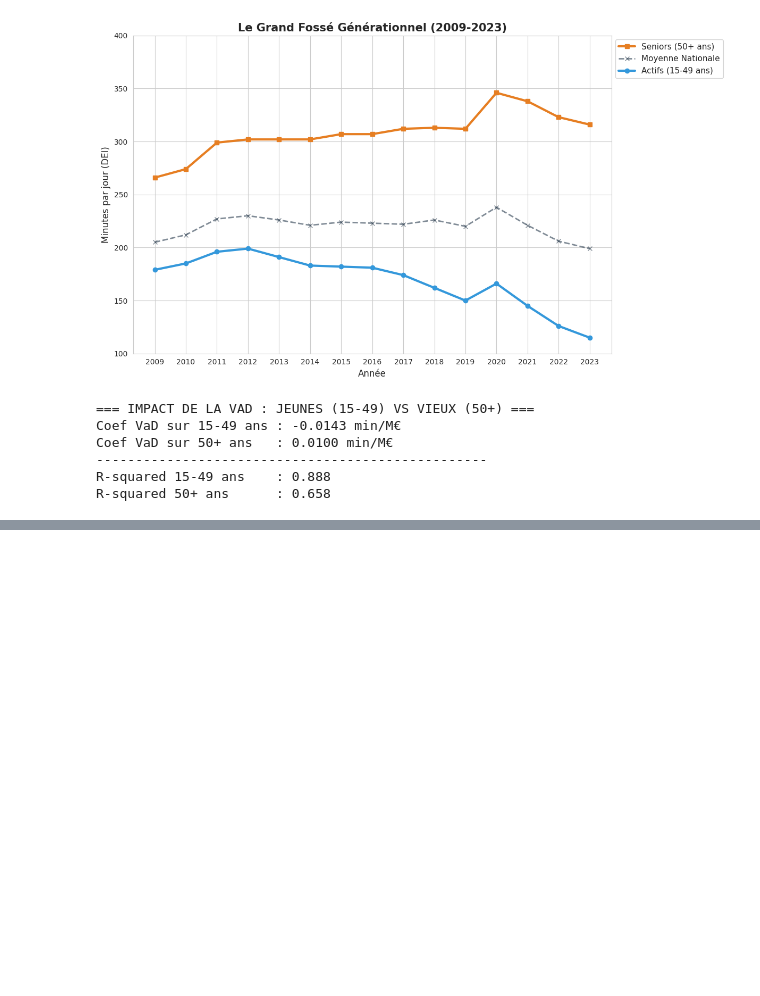
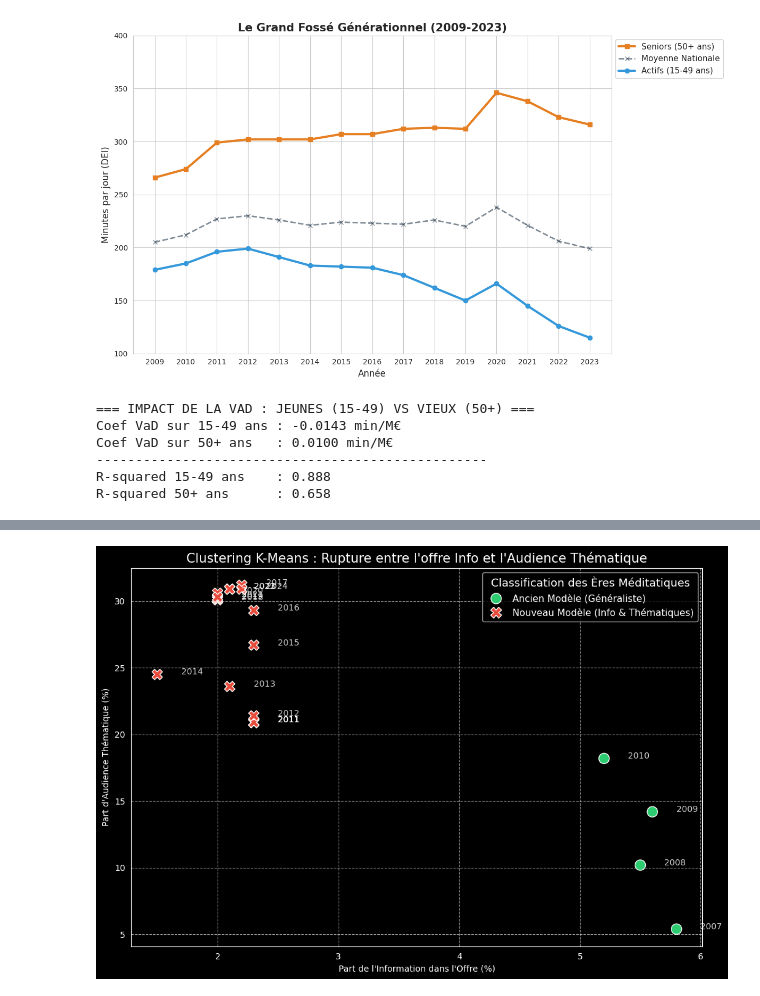
Before and after one commit to MaxbanCh/DataScienceProject, a Jupyter notebook: regression_axes.ipynb, the cells around one changed output, grey strips where cells are left out. Drawn from its saved outputs; the diff is of its cells as text; code cells hidden in the pictures; blank space fills up the shorter version.

```diff
--- a/regression_axes.ipynb
+++ b/regression_axes.ipynb
@@ -229,0 +325,54 @@ R-squared 50+ ans      : 0.658
+# %%
+from sklearn.cluster import KMeans
+from sklearn.preprocessing import StandardScaler
+
+# 1. On nettoie pour n'avoir que les lignes avec nos deux variables
+df_ml = df.dropna(subset=['offre_info_pourcent', 'pda_thematiques']).copy()
+
+# 2. Préparation des données (X = Offre, Y = Audience)
+X = df_ml[['offre_info_pourcent', 'pda_thematiques']]
+
+# Normalisation : indispensable car les échelles peuvent différer
+scaler = StandardScaler()
+X_scaled = scaler.fit_transform(X)
+
+# 3. K-Means avec 2 clusters (les deux zones que tu as repérées)
+kmeans = KMeans(n_clusters=2, random_state=42, n_init=10)
+df_ml['cluster'] = kmeans.fit_predict(X_scaled)
+
+noms_clusters = {
+    0: "Ancien Modèle (Généraliste)",
+    1: "Nouveau Modèle (Info & Thématiques)"
+}
+
+# 2. On applique ces noms à une nouvelle colonne
+df_ml['Nom_Era'] = df_ml['cluster'].map(noms_clusters)
+
+# 3. On trace le graphique avec Seaborn en utilisant 'Nom_Era'
+plt.figure(figsize=(12, 8))
+
+plot = sns.scatterplot(
+    data=df_ml,
+    x='offre_info_pourcent',
+    y='pda_thematiques',
+    hue='Nom_Era',      # On utilise la colonne avec les vrais noms
+    palette=['#2ecc71', '#e74c3c'], # Vert et Rouge pour bien marquer le contraste
+    s=150,Grand Remplacemen
+    style='Nom_Era'
+)
+
+# On ajoute les années pour la clarté
+for i in range(df_ml.shape[0]):
+    plt.text(df_ml.offre_info_pourcent.iloc[i]+0.2, df_ml.pda_thematiques.iloc[i],
+             int(df_ml.annee.iloc[i]), fontsize=10, alpha=0.8)
+
+# Personnalisation de la légende
+plt.legend(title="Classification des Ères Méditatiques", title_fontsize='13', fontsize='11')
+plt.title("Clustering K-Means : Rupture entre l'offre Info et l'Audience Thématique", fontsize=15)
+plt.xlabel("Part de l'Information dans l'Offre (%)")
+plt.ylabel("Part d'Audience Thématique (%)")
+plt.grid(True, linestyle='--', alpha=0.6)
+
+plt.show()
+# %% [output]
+[figure, added]
```
Also changed, not shown: parts of 3 cells of this notebook, 1 other file.
